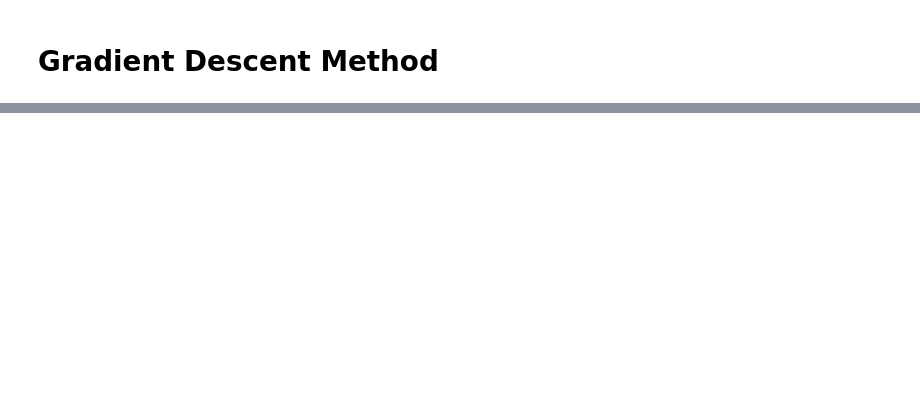
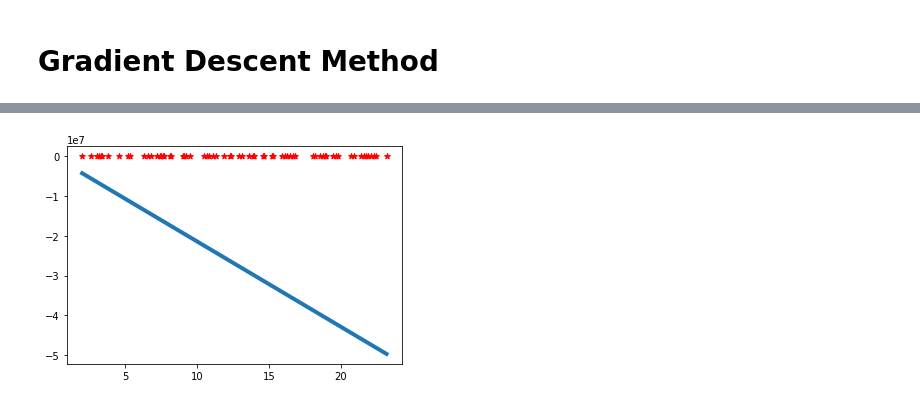
Before and after one commit to Imraneouelfaquir98/ML-Project-Regression, a Jupyter notebook: Regression.ipynb, the cells around one changed output, grey strips where cells are left out. Cells and saved outputs as stored; diff of their text form; code cells hidden in the pictures; blank space fills up the shorter version.

```diff
--- a/Regression.ipynb
+++ b/Regression.ipynb
@@ -184,0 +176,5 @@ plot_h(w_optim_RMSE)
+# %%
+# alpha  = 0.03
+plot_h(w_optim_003,training_dataset)
+# %% [output]
+[figure, added]
```
Also changed, not shown: parts of 34 cells of this notebook, 3 other files.
